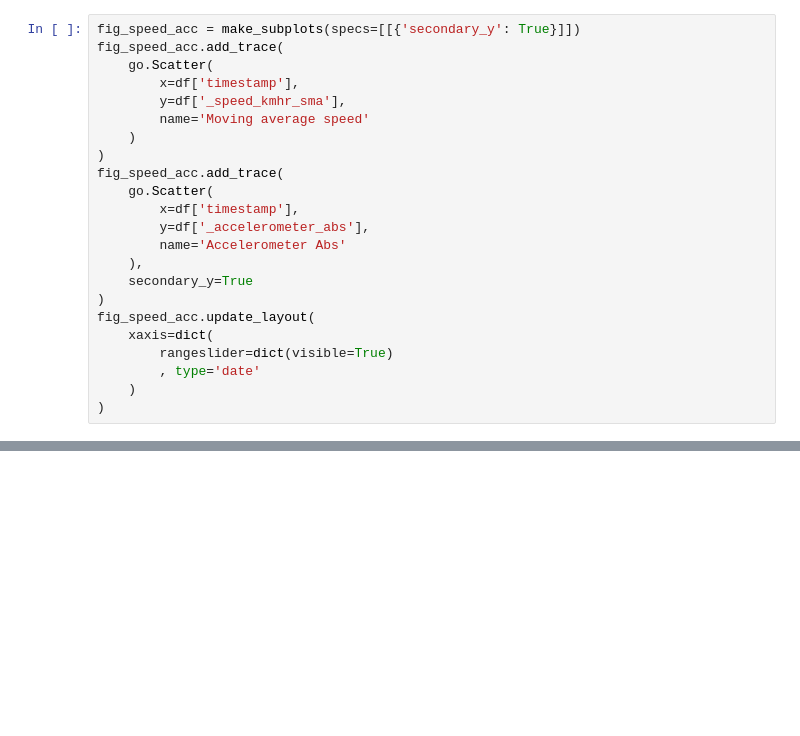
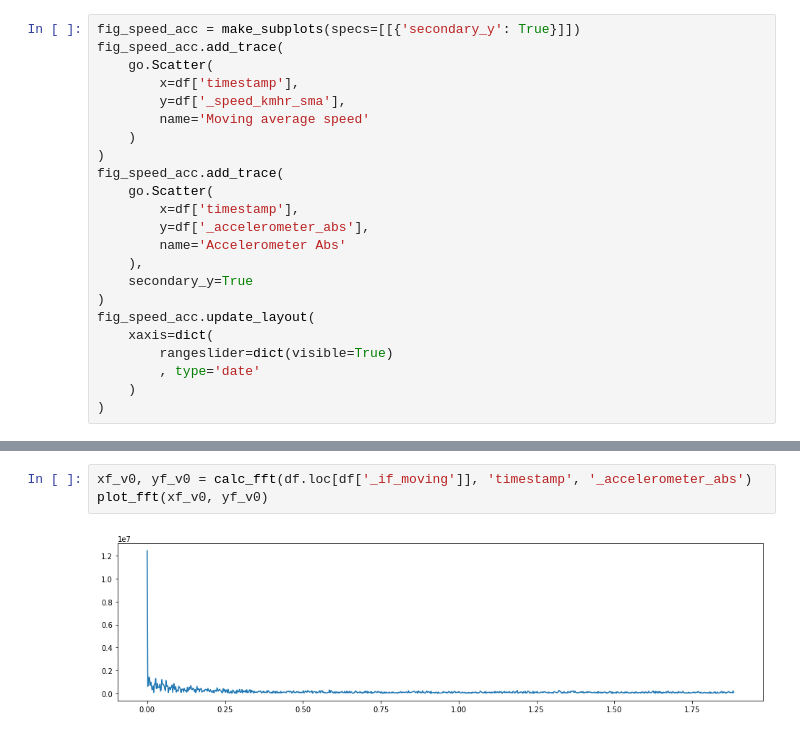
Before and after one commit to ktalexcheng/driverapp, a Jupyter notebook: eda/eda.ipynb, the cells around one changed output, grey strips where cells are left out. Saved outputs shown, nothing was run; the diff lists cells and outputs as text; blank space fills up the shorter version.

```diff
--- a/eda/eda.ipynb
+++ b/eda/eda.ipynb
@@ -318,0 +361,5 @@ fig_speed_acc.update_layout(
+# %%
+xf_v0, yf_v0 = calc_fft(df.loc[df['_if_moving']], 'timestamp', '_accelerometer_abs')
+plot_fft(xf_v0, yf_v0)
+# %% [output]
+[figure, added]
```
Also changed, not shown: parts of 7 cells of this notebook, 1 other file.
